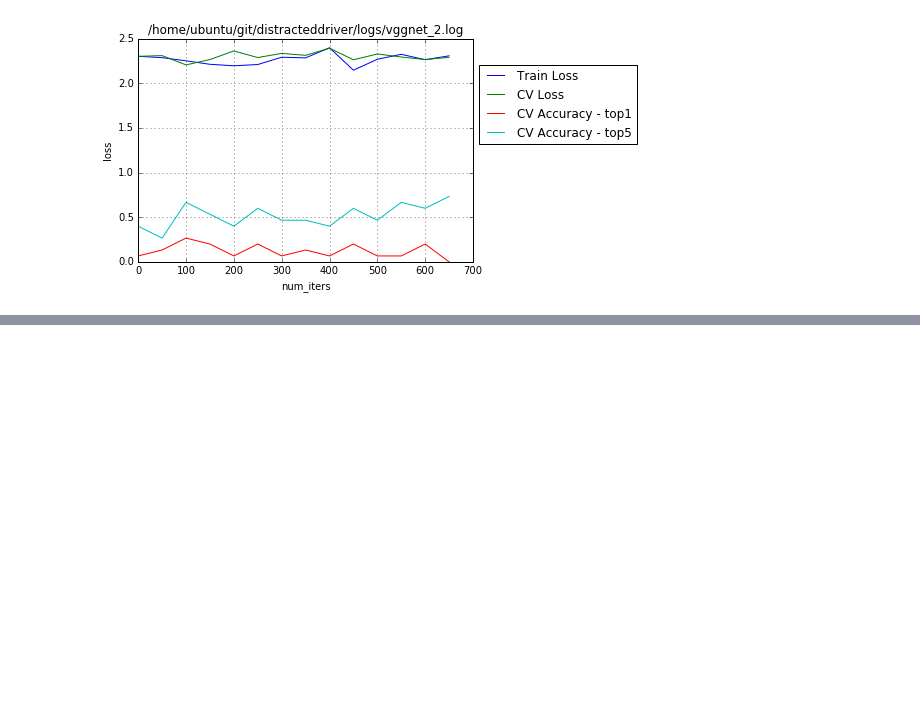
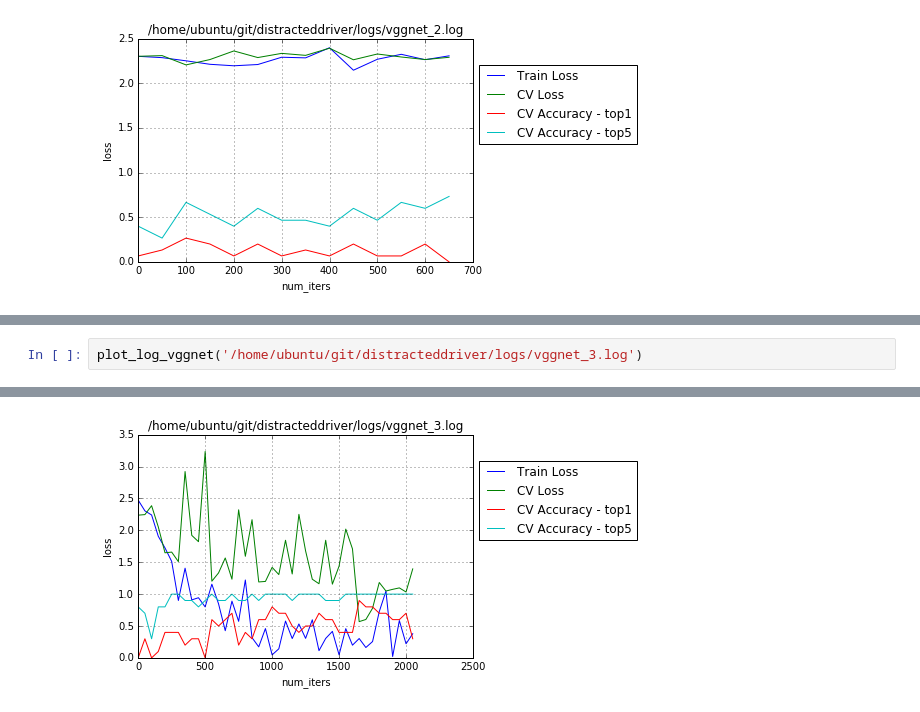
Before and after one commit to sshman/distracteddriver, a Jupyter notebook: nbooks/report.ipynb, the cells around one changed output, grey strips where cells are left out. Cells and saved outputs as stored; diff of their text form; blank space fills up the shorter version.

```diff
--- a/nbooks/report.ipynb
+++ b/nbooks/report.ipynb
@@ -230,0 +240,3 @@ CV loss: 2.29171 CV accuracy: 0.0
+# %%
+plot_log_vggnet('/home/ubuntu/git/distracteddriver/logs/vggnet_3.log')
+# %% [output]
@@ -230,0 +245 @@ CV loss: 2.29171 CV accuracy: 0.0
+[figure, added]
```
Also changed, not shown: parts of 4 cells of this notebook.
